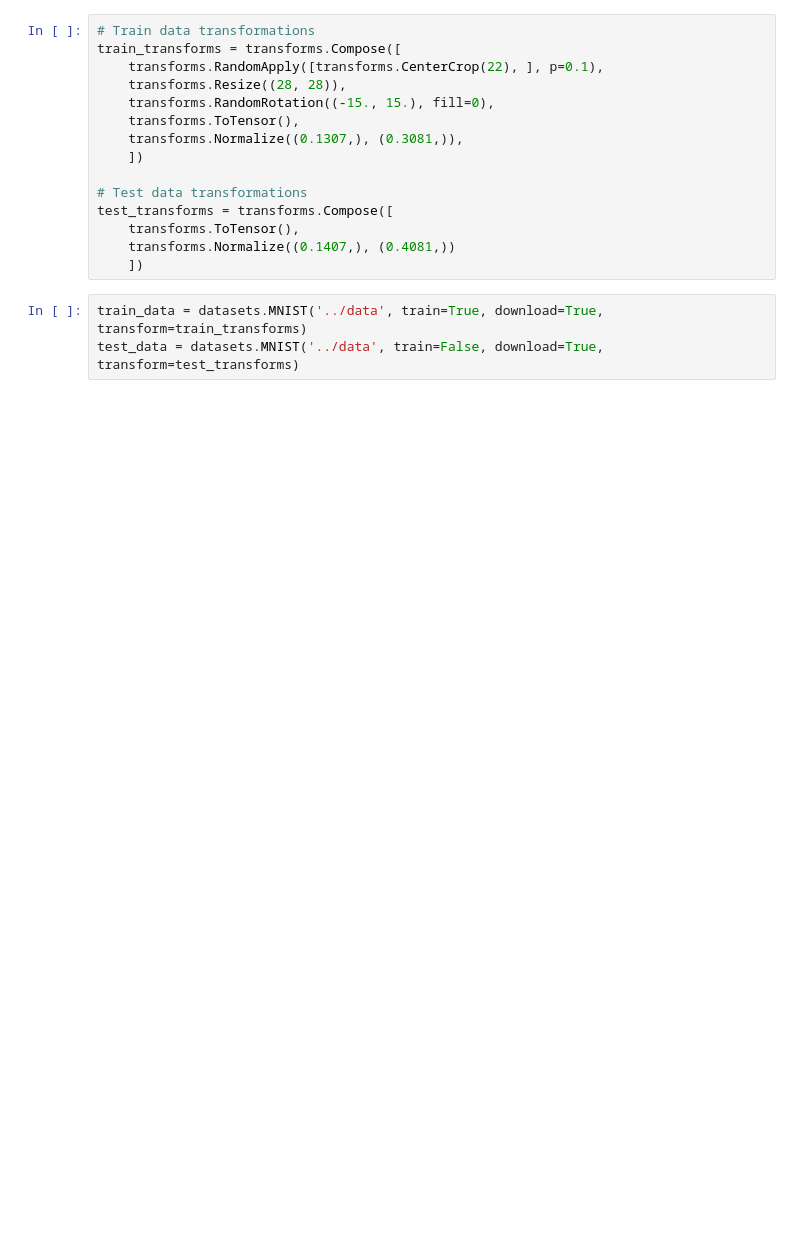
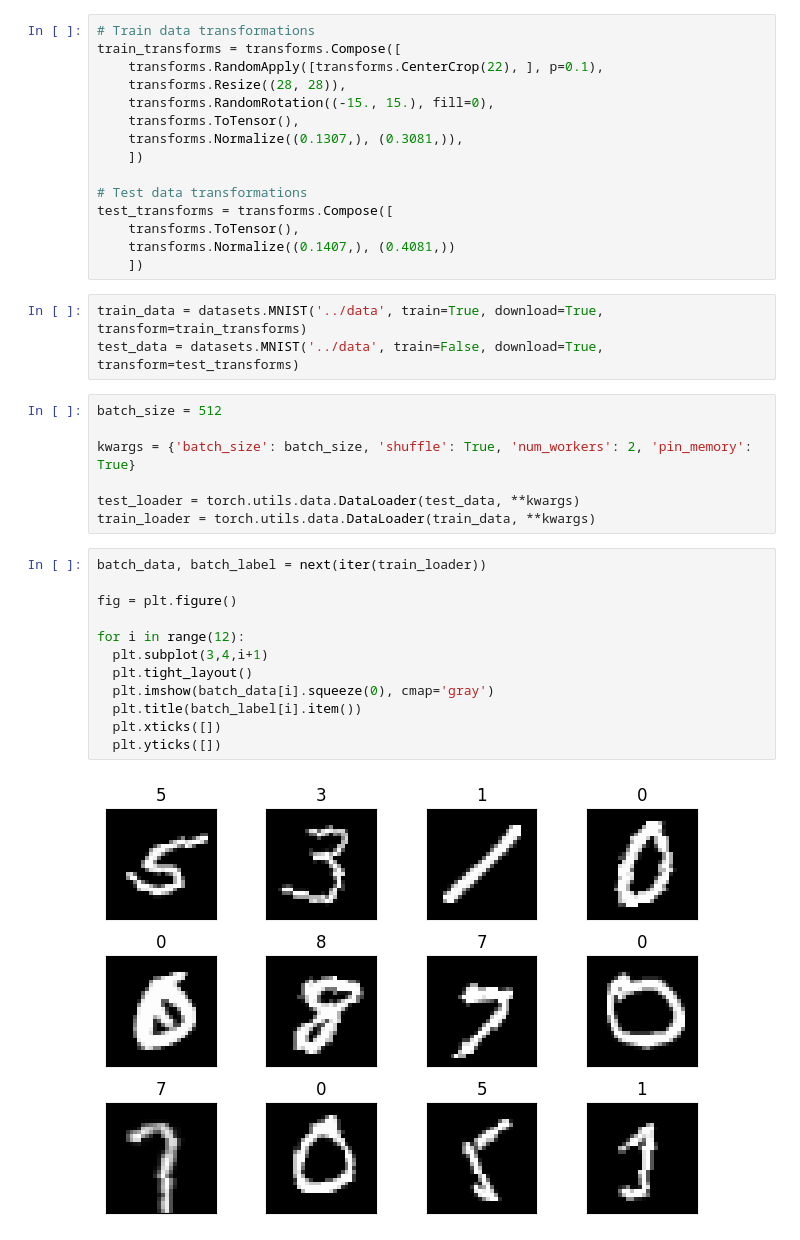
Before and after one commit to santoshchaganti/ERAV2_S5_HW, a Jupyter notebook: S5.ipynb, the cells around one changed output. Saved outputs shown, nothing was run; the diff lists cells and outputs as text; blank space fills up the shorter version.

```diff
--- a/S5.ipynb
+++ b/S5.ipynb
@@ -23,3 +40,24 @@ test_transforms = transforms.Compose([
 # %%
 train_data = datasets.MNIST('../data', train=True, download=True, transform=train_transforms)
 test_data = datasets.MNIST('../data', train=False, download=True, transform=test_transforms)
+# %%
+batch_size = 512
+
+kwargs = {'batch_size': batch_size, 'shuffle': True, 'num_workers': 2, 'pin_memory': True}
+
+test_loader = torch.utils.data.DataLoader(test_data, **kwargs)
+train_loader = torch.utils.data.DataLoader(train_data, **kwargs)
+# %%
+batch_data, batch_label = next(iter(train_loader))
+
+fig = plt.figure()
+
+for i in range(12):
+  plt.subplot(3,4,i+1)
+  plt.tight_layout()
+  plt.imshow(batch_data[i].squeeze(0), cmap='gray')
+  plt.title(batch_label[i].item())
+  plt.xticks([])
+  plt.yticks([])
+# %% [output]
+[figure, added]
```
Also changed, not shown: parts of 7 cells of this notebook.
